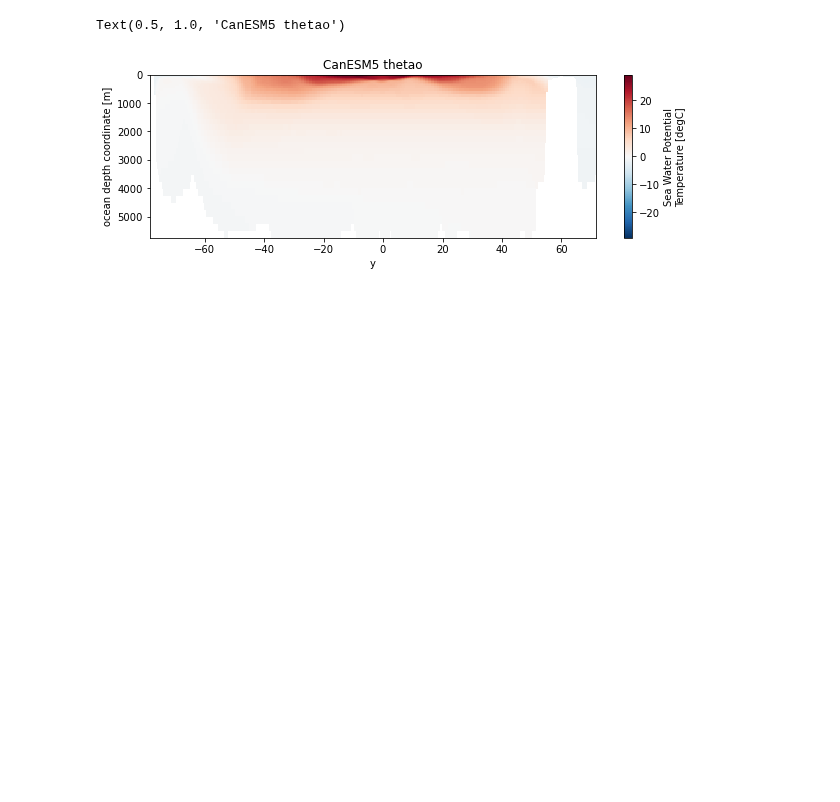
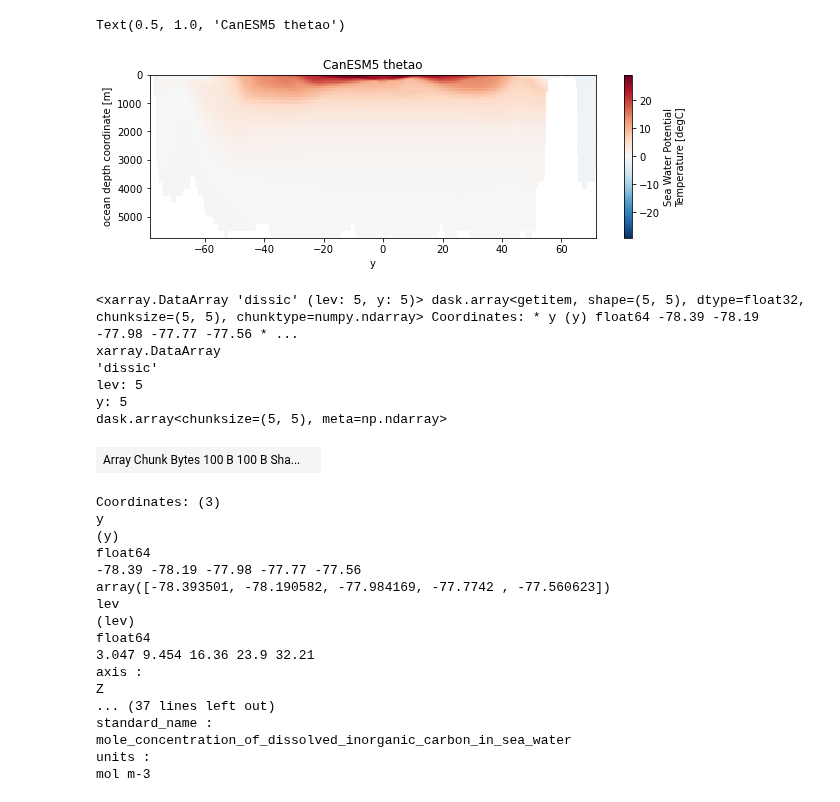
Before and after one commit to gmacgilchrist/seniorthesis, a Jupyter notebook: notebooks/slice_testrun.ipynb, the cells around one changed output. Cells and saved outputs as stored; diff of their text form; code cells hidden in the pictures; blank space fills up the shorter version.

```diff
--- a/notebooks/slice_testrun.ipynb
+++ b/notebooks/slice_testrun.ipynb
@@ -136,3 +136,31 @@ ax2.set_title(THETAO.attrs['source_id'] + ' ' + THETAO.attrs['variable_id'])
 # %% [output]
 Text(0.5, 1.0, 'CanESM5 thetao')
 [figure]
+# %%
+dic = DIC['dissic']
+DIC.dissic.head()
+# %% [output]
+<xarray.DataArray 'dissic' (lev: 5, y: 5)> dask.array<getitem, shape=(5, 5), dtype=float32, chunksize=(5, 5), chunktype=numpy.ndarray> Coordinates: * y (y) float64 -78.39 -78.19 -77.98 -77.77 -77.56 * ...
+xarray.DataArray
+'dissic'
+lev: 5
+y: 5
+dask.array<chunksize=(5, 5), meta=np.ndarray>
+| Array Chunk Bytes 100 B 100 B Sha... |  |
+Coordinates: (3)
+y
+(y)
+float64
+-78.39 -78.19 -77.98 -77.77 -77.56
+array([-78.393501, -78.190582, -77.984169, -77.7742 , -77.560623])
+lev
+(lev)
+float64
+3.047 9.454 16.36 23.9 32.21
+axis :
+Z
+... (37 lines left out)
+standard_name :
+mole_concentration_of_dissolved_inorganic_carbon_in_sea_water
+units :
+mol m-3
```
Also changed, not shown: parts of 3 cells of this notebook.
